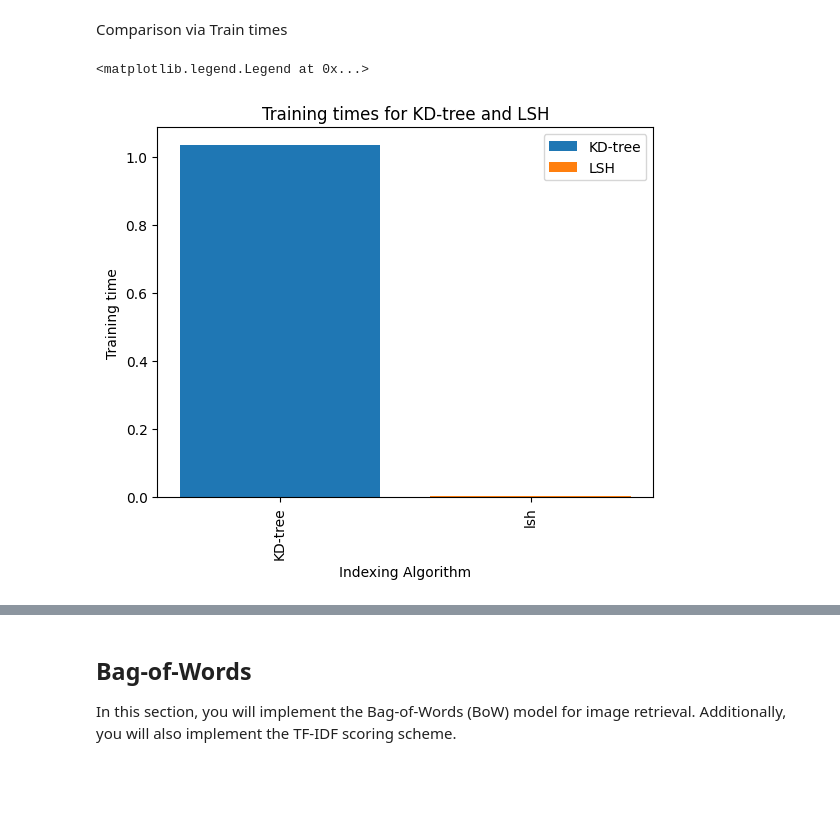
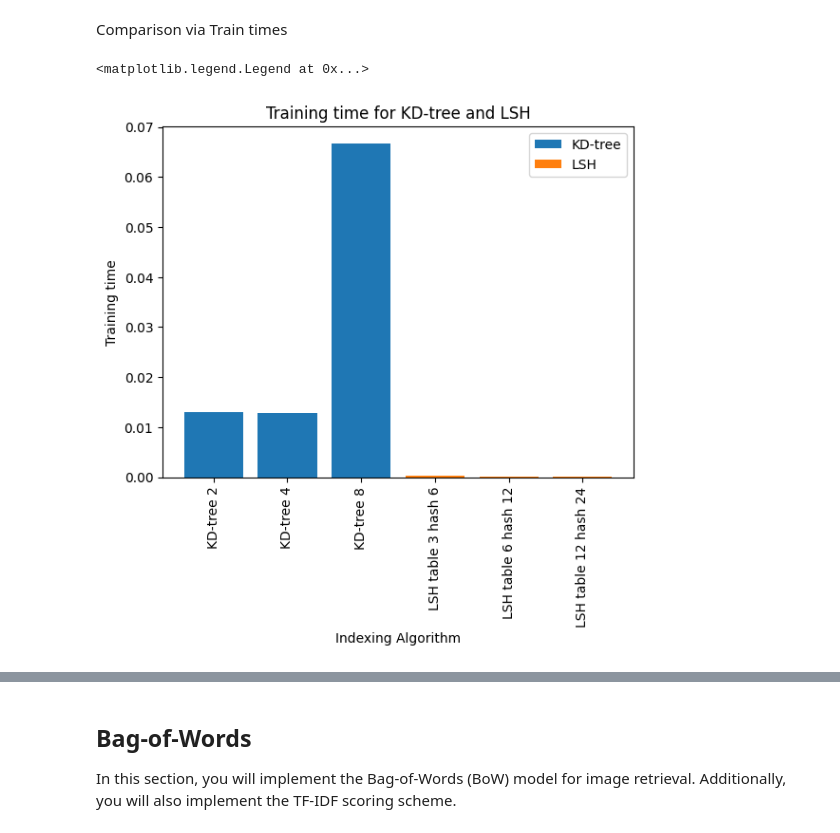
Before and after one commit to claredavies/ImageIndexing, a Jupyter notebook: Image_Indexing_Assignment2.ipynb, the cells around one changed output, grey strips where cells are left out. Drawn from its saved outputs; the diff is of its cells as text; code cells hidden in the pictures; blank space fills up the shorter version.

Commit message:
Added additional charts for kdtree and lsh

```diff
--- a/Image_Indexing_Assignment2.ipynb
+++ b/Image_Indexing_Assignment2.ipynb
@@ -352,4 +346,17 @@ plot_chart(values, labels, "mAP for exact same queries", "mAP", "attempts")
 [figure]
 # %% [markdown]
 **Q3:** Analyze the effect of changing the number of trees in terms of mAP and average response time. Some plots here can be useful to justify your answer.
+# %%
+start_time = time.time()
+index_2_trees = build_db_kdtrees(train_desc[0:3], ntrees = 2)
+train_time_2_trees = time.time() - start_time
+
+start_time = time.time()
+index_4_trees = build_db_kdtrees(train_desc[0:3], ntrees = 4)
+train_time_4_trees = time.time() - start_time
+
+start_time = time.time()
+index_8_trees = build_db_kdtrees(train_desc[0:3], ntrees = 8)
+train_time_8_trees = time.time() - start_time
+train_time_kdtree = [train_time_2_trees, train_time_4_trees, train_time_8_trees]
 # %%
@@ -561,0 +586,14 @@ time_table12_hash24 %s seconds:  736.8589413166046
+# %%
+import time
+start_time = time.time()
+index_table3_hash6 = build_db_lsh(train_desc_orb[0:5], tables = 3, hash_size = 6)
+train_time_table3_hash6 = time.time() - start_time
+
+start_time = time.time()
+index_table6_hash12 = build_db_lsh(train_desc_orb[0:5])
+train_time_table6_hash12 = time.time() - start_time
+
+start_time = time.time()
+index_table12_hash24 = build_db_lsh(train_desc_orb[0:5], tables = 12, hash_size = 24)
+train_time_table12_hash24 = time.time() - start_time
+training_time_lsh = [train_time_table3_hash6, train_time_table6_hash12, train_time_table12_hash24]
@@ -601,24 +686,17 @@ ax.legend()
 # %% [markdown]
 Comparison via Train times
 # %%
-# Define x-axis labels
-x_labels = ['lsh', 'KD-tree']
-
-# Define mAP scores for KD-tree and LSH
-training_time_lsh = [train_time_lsh]
-training_time_kdtree = [train_time_kdtrees]
-
 # Create a bar chart with both sets of mAP scores
 fig, ax = plt.subplots()
 plt.xticks(rotation=90)
-ax.bar(x_labels[1:], training_time_kdtree, label='KD-tree')
-ax.bar(x_labels[:1], training_time_lsh, label='LSH')
+ax.bar(x_labels[:3], train_time_kdtree, label='KD-tree')
+ax.bar(x_labels[3:], training_time_lsh, label='LSH')
 
 # Set the chart title, axis labels, and legend
-ax.set_title('Training times for KD-tree and LSH')
+ax.set_title('Training time for KD-tree and LSH')
 ax.set_xlabel('Indexing Algorithm')
 ax.set_ylabel('Training time')
 ax.legend()
 # %% [output]
 <matplotlib.legend.Legend at 0x...>
-[figure, old version]
+[figure, new version]
```
Also changed, not shown: parts of 31 cells of this notebook.
